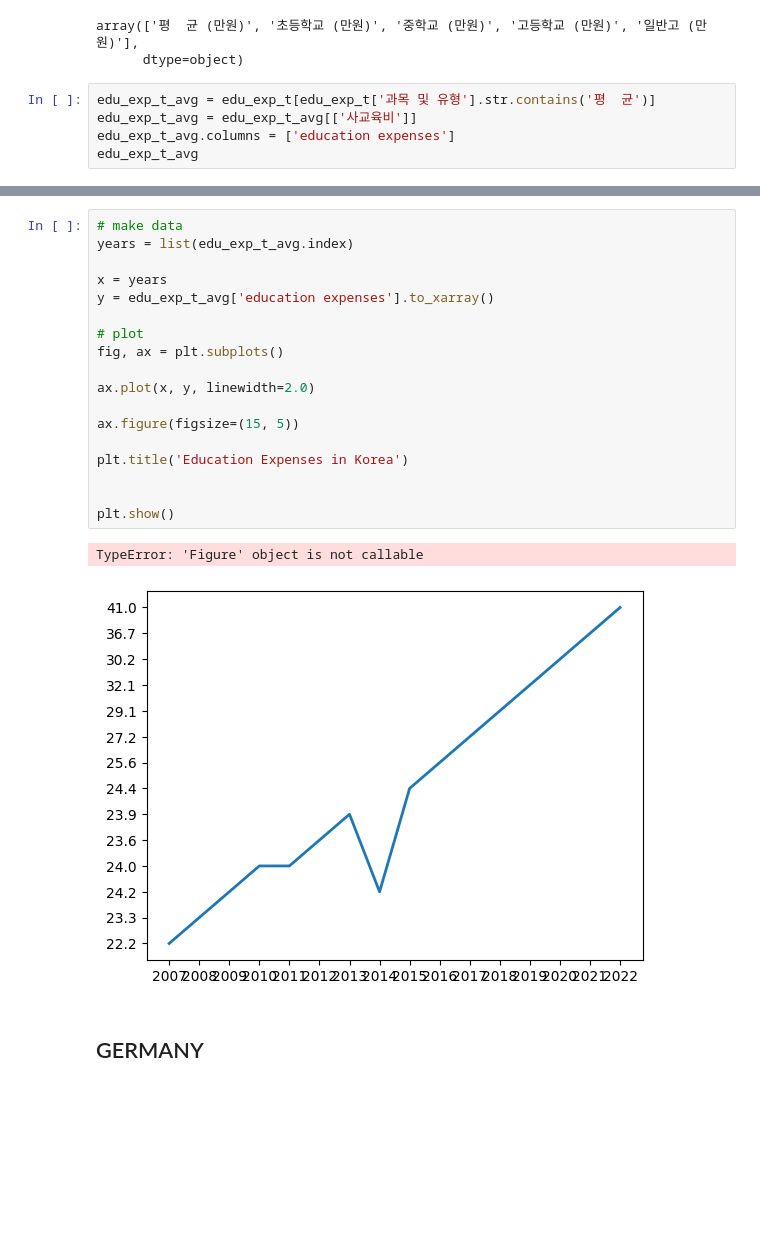
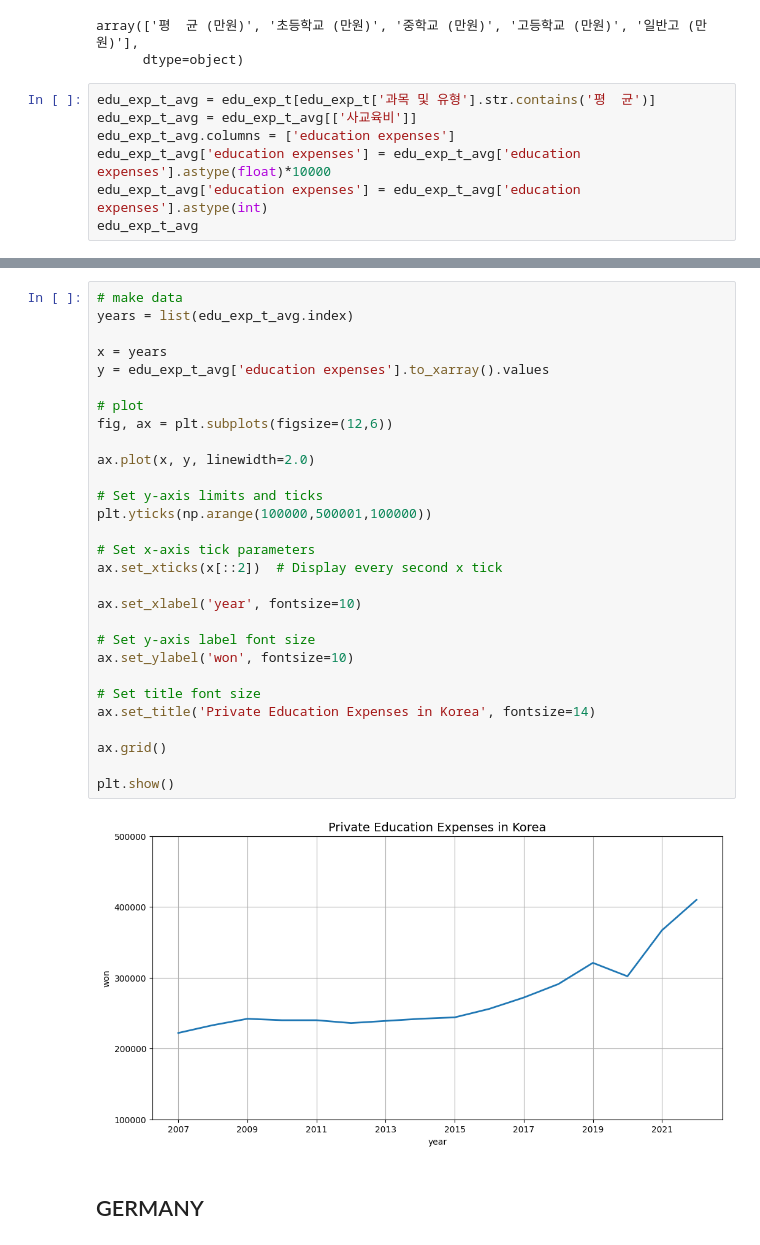
Before and after one commit to ikkjun/Declining_Fertility_Rates, a Jupyter notebook: Declining_Fertility_Rates.ipynb, the cells around one changed output, grey strips where cells are left out. Saved outputs shown, nothing was run; the diff lists cells and outputs as text; blank space fills up the shorter version.

```diff
--- a/Declining_Fertility_Rates.ipynb
+++ b/Declining_Fertility_Rates.ipynb
@@ -500,6 +600,8 @@ array(['평  균 (만원)', '초등학교 (만원)', '중학교 (만원)', '고
 edu_exp_t_avg = edu_exp_t[edu_exp_t['과목 및 유형'].str.contains('평  균')]
 edu_exp_t_avg = edu_exp_t_avg[['사교육비']]
 edu_exp_t_avg.columns = ['education expenses']
+edu_exp_t_avg['education expenses'] = edu_exp_t_avg['education expenses'].astype(float)*10000
+edu_exp_t_avg['education expenses'] = edu_exp_t_avg['education expenses'].astype(int)
 edu_exp_t_avg
 # %% [output]
 |  | education expenses |
@@ -568,24 +624,34 @@ array([1.00000000e+00, 1.06279052e+00, 1.12533323e+00, 1.18738131e+00,
 # %%
 # make data
 years = list(edu_exp_t_avg.index)
 
 x = years
-y = edu_exp_t_avg['education expenses'].to_xarray()
+y = edu_exp_t_avg['education expenses'].to_xarray().values
 
 # plot
-fig, ax = plt.subplots()
+fig, ax = plt.subplots(figsize=(12,6))
 
 ax.plot(x, y, linewidth=2.0)
 
-ax.figure(figsize=(15, 5))
+# Set y-axis limits and ticks
+plt.yticks(np.arange(100000,500001,100000))
 
-plt.title('Education Expenses in Korea')
+# Set x-axis tick parameters
+ax.set_xticks(x[::2])  # Display every second x tick
 
+ax.set_xlabel('year', fontsize=10)
+
+# Set y-axis label font size
+ax.set_ylabel('won', fontsize=10)
+
+# Set title font size
+ax.set_title('Private Education Expenses in Korea', fontsize=14)
+
+ax.grid()
 
 plt.show()
 # %% [output]
-TypeError: 'Figure' object is not callable
-[figure, old version]
+[figure, new version]
 # %% [markdown]
 ## GERMANY
 # %%
```
Also changed, not shown: parts of 9 cells of this notebook.
